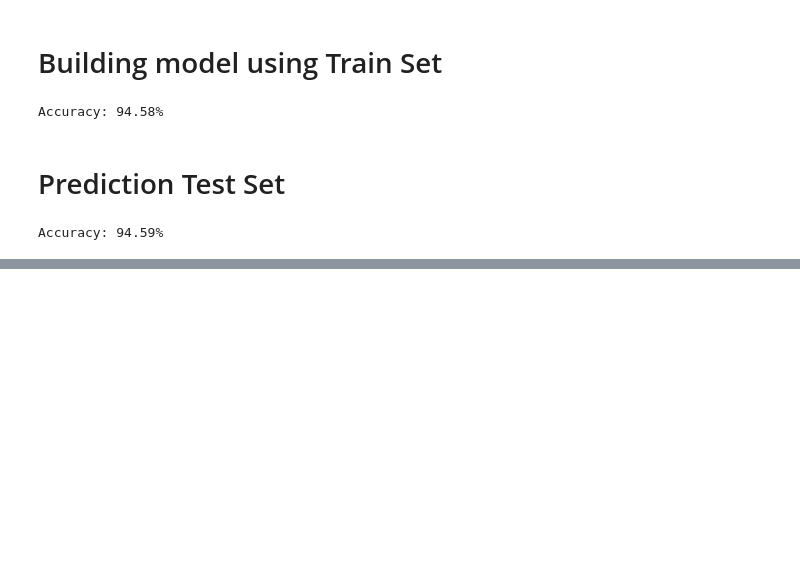
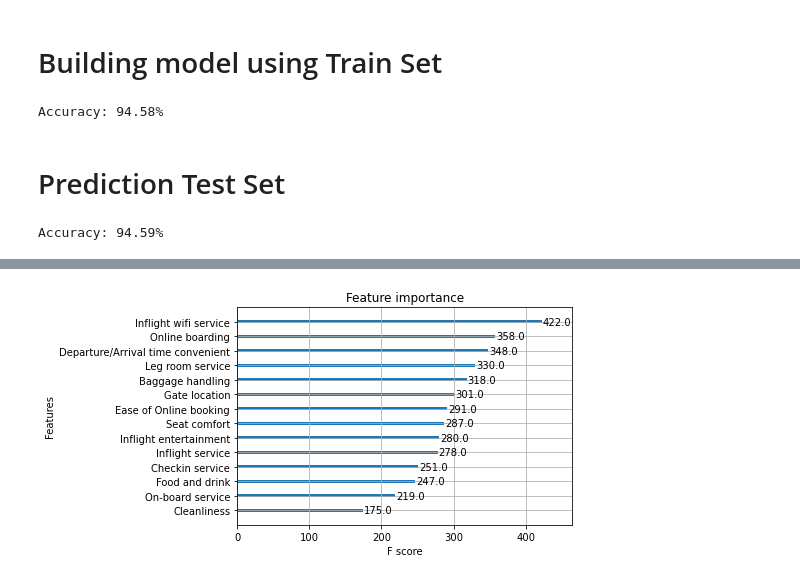
Before and after one commit to fran1215/MLAI-Project-Team3, a Jupyter notebook: ModelSelection/XGB-Model-Jose.ipynb, the cells around one changed output, grey strips where cells are left out. Saved outputs shown, nothing was run; the diff lists cells and outputs as text; code cells hidden in the pictures; blank space fills up the shorter version.

```diff
--- a/ModelSelection/XGB-Model-Jose.ipynb
+++ b/ModelSelection/XGB-Model-Jose.ipynb
@@ -110,0 +122,6 @@ Accuracy: 94.59%
+# %%
+feature_importance = model.feature_importances_
+plot_importance(model)
+plt.show()
+# %% [output]
+[figure, added]
```
Also changed, not shown: parts of 13 cells of this notebook.
